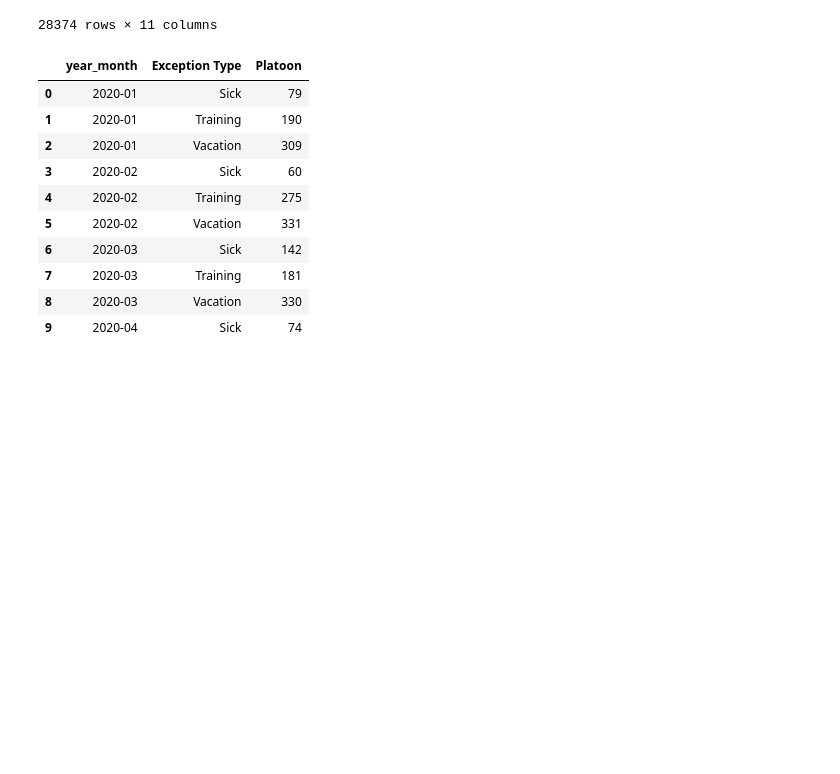
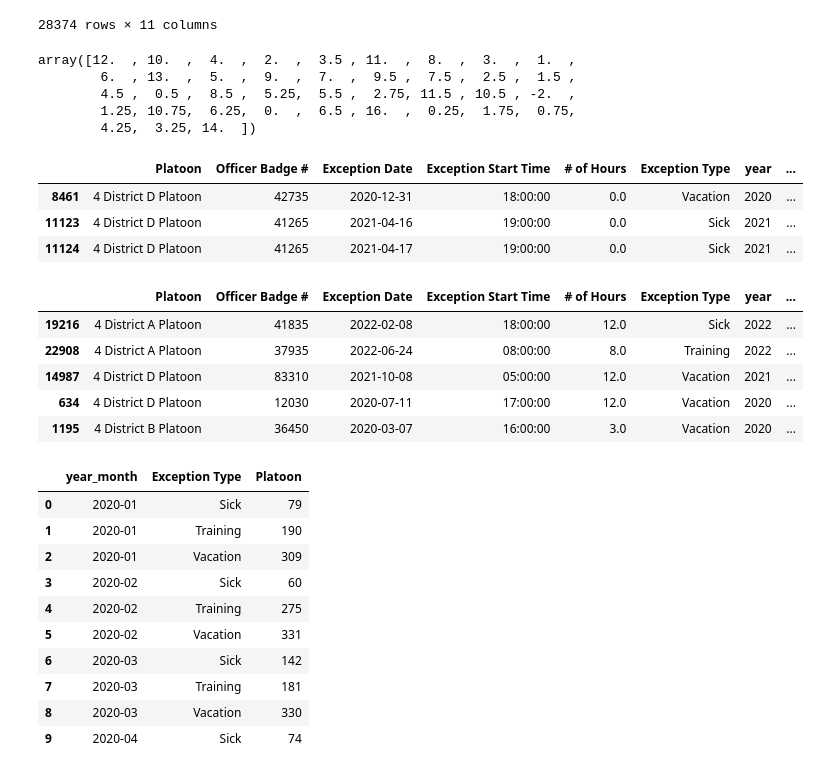
Before and after one commit to 10ken/staffing_crime_rate, a Jupyter notebook: Initial EDA.ipynb, the cells around one changed output. Cells and saved outputs as stored; diff of their text form; code cells hidden in the pictures; blank space fills up the shorter version.

```diff
--- a/Initial EDA.ipynb
+++ b/Initial EDA.ipynb
@@ -103,6 +103,30 @@ staff_df
 | 28372 | 4 District D Platoon | 37350 | 2022-12-31 | 19:00:00 | 12.0 | Vacation | 2022 | ... |
 | 28373 | 4 District D Platoon | 37350 | 2022-12-29 | 07:00:00 | 12.0 | Vacation | 2022 | ... |
 28374 rows × 11 columns
+# %%
+staff_df['# of Hours'].unique()
+# %% [output]
+array([12.  , 10.  ,  4.  ,  2.  ,  3.5 , 11.  ,  8.  ,  3.  ,  1.  ,
+        6.  , 13.  ,  5.  ,  9.  ,  7.  ,  9.5 ,  7.5 ,  2.5 ,  1.5 ,
+        4.5 ,  0.5 ,  8.5 ,  5.25,  5.5 ,  2.75, 11.5 , 10.5 , -2.  ,
+        1.25, 10.75,  6.25,  0.  ,  6.5 , 16.  ,  0.25,  1.75,  0.75,
+        4.25,  3.25, 14.  ])
+# %%
+staff_df[staff_df['# of Hours']==0]
+# %% [output]
+|  | Platoon | Officer Badge # | Exception Date | Exception Start Time | # of Hours | Exception Type | year | ... |
+| 8461 | 4 District D Platoon | 42735 | 2020-12-31 | 18:00:00 | 0.0 | Vacation | 2020 | ... |
+| 11123 | 4 District D Platoon | 41265 | 2021-04-16 | 19:00:00 | 0.0 | Sick | 2021 | ... |
+| 11124 | 4 District D Platoon | 41265 | 2021-04-17 | 19:00:00 | 0.0 | Sick | 2021 | ... |
+# %%
+staff_df.sample(5)
+# %% [output]
+|  | Platoon | Officer Badge # | Exception Date | Exception Start Time | # of Hours | Exception Type | year | ... |
+| 19216 | 4 District A Platoon | 41835 | 2022-02-08 | 18:00:00 | 12.0 | Sick | 2022 | ... |
+| 22908 | 4 District A Platoon | 37935 | 2022-06-24 | 08:00:00 | 8.0 | Training | 2022 | ... |
+| 14987 | 4 District D Platoon | 83310 | 2021-10-08 | 05:00:00 | 12.0 | Vacation | 2021 | ... |
+| 634 | 4 District D Platoon | 12030 | 2020-07-11 | 17:00:00 | 12.0 | Vacation | 2020 | ... |
+| 1195 | 4 District B Platoon | 36450 | 2020-03-07 | 16:00:00 | 3.0 | Vacation | 2020 | ... |
 # %%
 df_new = staff_df.groupby(['year_month', 'Exception Type']).count().sort_index(ascending=True).reset_index()
 df_new[['year_month', 'Exception Type', 'Platoon']].head(10)
```
Also changed, not shown: parts of 61 cells of this notebook.
